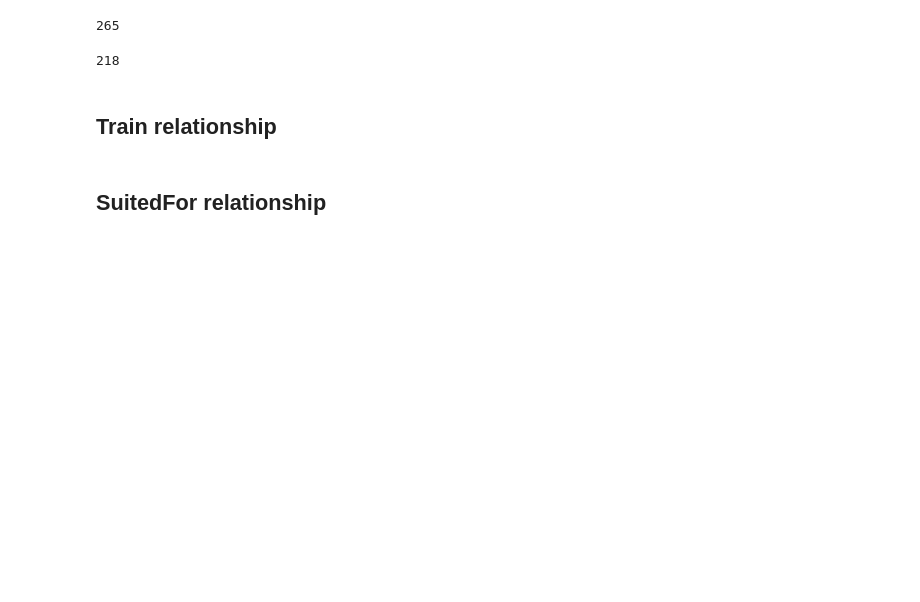
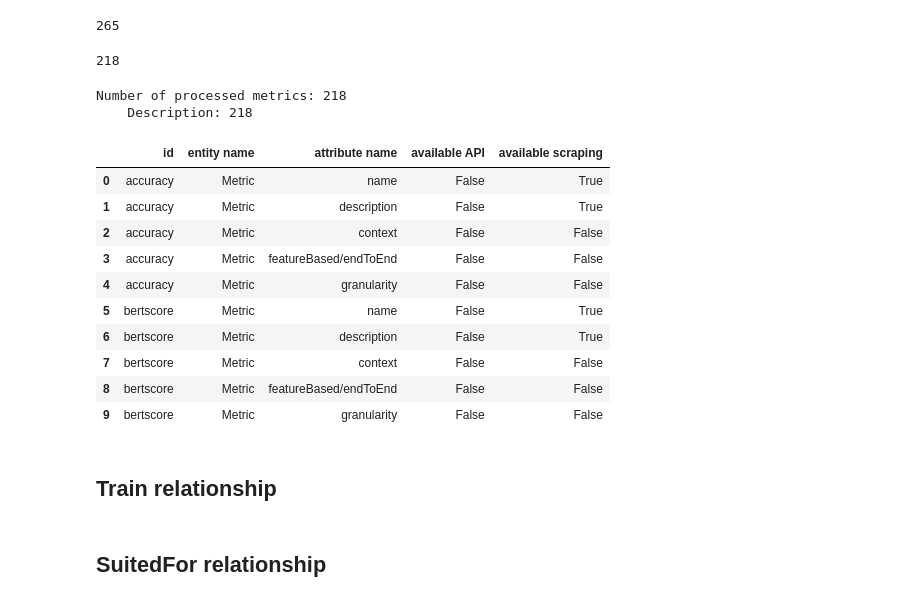
Before and after one commit to lorber13/chatIMPACT, a Jupyter notebook: data_analysis/information_availability.ipynb, the cells around one changed output. Drawn from its saved outputs; the diff is of its cells as text; code cells hidden in the pictures; blank space fills up the shorter version.

Commit message:
Metrics availablility statistics

```diff
--- a/data_analysis/information_availability.ipynb
+++ b/data_analysis/information_availability.ipynb
@@ -723,6 +723,60 @@ def create_metrics_json(metrics, descriptions):
         json.dump(metrics_data, f, indent=4)
 # %%
 create_metrics_json(metrics, descriptions)
+# %%
+# Read JSON and count available attributes
+
+def metric_statistics():
+	description_count = 0
+
+	current_path = os.getcwd()
+	parent_path = os.path.dirname(current_path)
+	result_path = os.path.join(parent_path, 'database', 'hf extracted json')
+
+	metric_json = open(os.path.join(result_path, 'ChatIMPACT.Metric.json'))
+	metric_data_json = json.load(metric_json)
+
+	for idx, item in enumerate(metric_data_json):
+		if item['description'] is not None:
+			description_count += 1
+
+	print(f'Number of processed metrics: {idx + 1}')
+	print(f'    Description: {description_count}')
+
+	availability = pd.DataFrame(columns=['id', 'entity name', 'attribute name', 'available API', 'available scraping'])
+
+	metric_attributes = metric_data_json[0].keys()
+
+	for idx, item in enumerate(metric_data_json):
+		task_name = item['name']
+		for attr in metric_attributes:
+			if item[attr] is not None and type(item[attr]) != list:
+					availability = pd.concat([availability, pd.DataFrame([{'id': task_name, 'entity name': 'Metric', 'attribute name': attr, 'available API': False, 'available scraping': True}])], ignore_index=True) # all llm attributes we are able to extract come from API, no attribute is obtained by scraping
+			elif item[attr] is not None and type(item[attr]) == list and len(item[attr]) > 0:
+					availability = pd.concat([availability, pd.DataFrame([{'id': task_name, 'entity name': 'Metric', 'attribute name': attr, 'available API': False, 'available scraping': True}])], ignore_index=True)
+			else:
+				availability = pd.concat([availability, pd.DataFrame([{'id': task_name, 'entity name': 'Metric', 'attribute name': attr, 'available API': False, 'available scraping': False}])], ignore_index=True)
+
+	return availability
+# %%
+availability = metric_statistics()
+# %% [output]
+Number of processed metrics: 218
+    Description: 218
+# %%
+availability.head(10)
+# %% [output]
+|  | id | entity name | attribute name | available API | available scraping |
+| 0 | accuracy | Metric | name | False | True |
+| 1 | accuracy | Metric | description | False | True |
+| 2 | accuracy | Metric | context | False | False |
+| 3 | accuracy | Metric | featureBased/endToEnd | False | False |
+| 4 | accuracy | Metric | granularity | False | False |
+| 5 | bertscore | Metric | name | False | True |
+| 6 | bertscore | Metric | description | False | True |
+| 7 | bertscore | Metric | context | False | False |
+| 8 | bertscore | Metric | featureBased/endToEnd | False | False |
+| 9 | bertscore | Metric | granularity | False | False |
 # %% [markdown]
 ## Train relationship
 # %%
```
